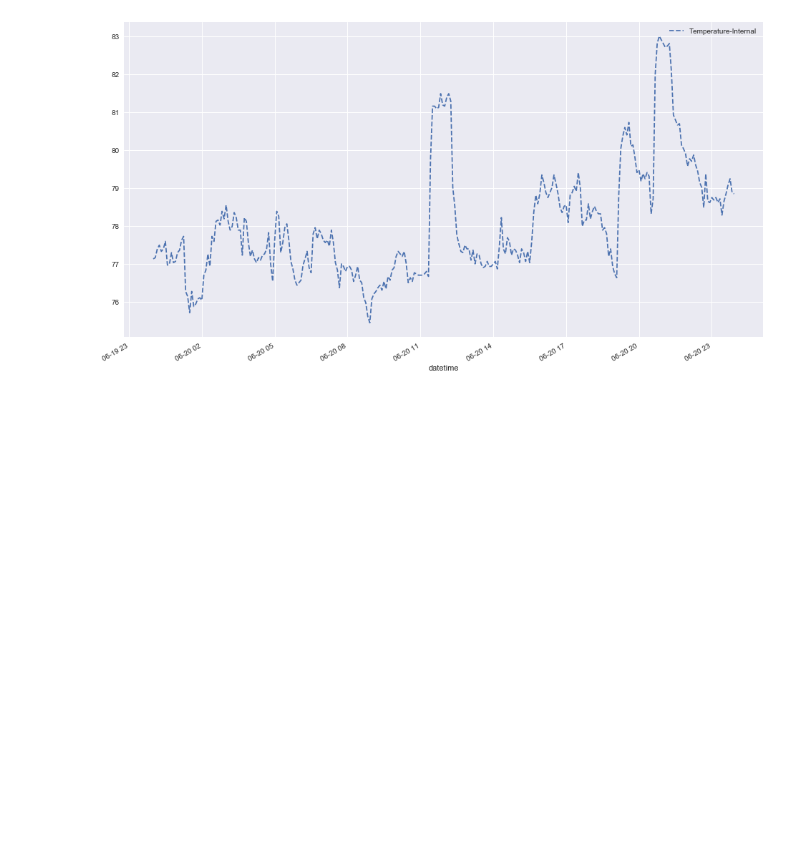
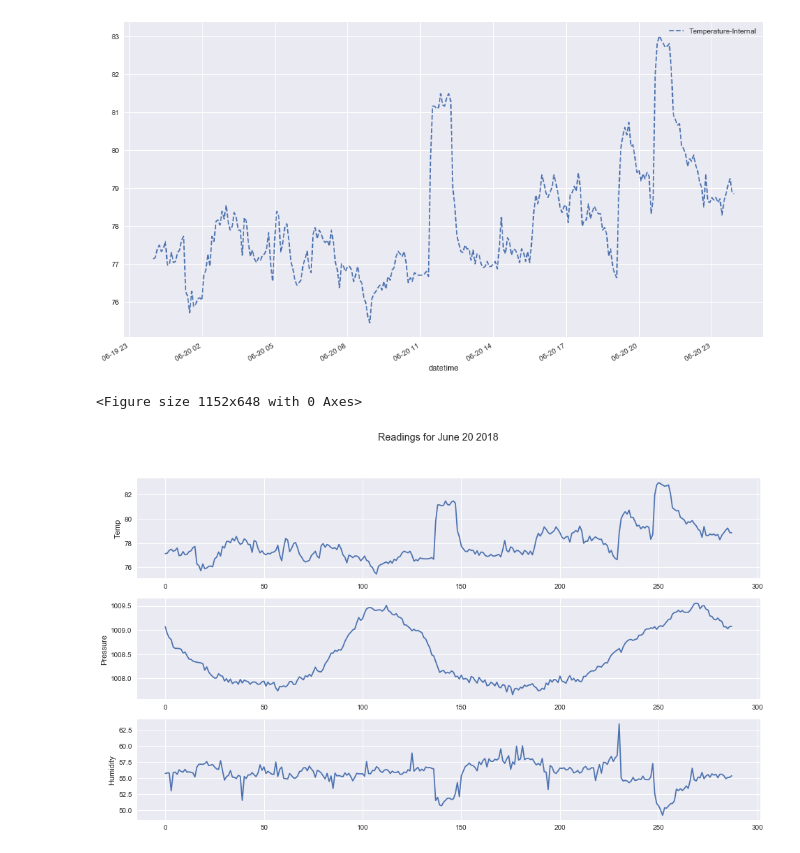
Before and after one commit to jaimevirgen/TFNotebooks, a Jupyter notebook: Notebooks/ChartTemp/ChartTemp.ipynb, the cells around one changed output. Drawn from its saved outputs; the diff is of its cells as text; code cells hidden in the pictures; blank space fills up the shorter version.

Commit message:
SubPlotting

```diff
--- a/Notebooks/ChartTemp/ChartTemp.ipynb
+++ b/Notebooks/ChartTemp/ChartTemp.ipynb
@@ -14,3 +15,37 @@ df.plot(x='datetime',  y='Temperature-Internal' , style='--' )
 plt.savefig('/Users/jaimevirgen/Code/Repos/TFNotebooks/Notebooks/ChartTemp/Chart')
 # %% [output]
 [figure]
+# %%
+import matplotlib.pyplot as plt
+import matplotlib.dates as mdates
+import pandas as pd
+import seaborn as sns
+
+sns.set(rc={"figure.figsize": (16, 9)})
+
+plt.figure()
+f, axes = plt.subplots(3, 1)
+f.suptitle('Readings for June 20 2018')
+
+filePath = '/Users/jaimevirgen/Code/Repos/TFNotebooks/Notebooks/ChartTemp/Data/20180620.csv'
+
+df = pd.read_csv(filePath, parse_dates=['datetime'], usecols=['datetime', 'Temperature-Internal','Humidity', 'Pressure'])
+
+x = df['datetime']
+y1 = df['Temperature-Internal']
+y2 = df['Pressure']
+y3 = df['Humidity']
+
+p1 = df['Temperature-Internal'].plot(ax=axes[0])
+axes[0].set_ylabel('Temp')
+
+p2 = df['Pressure'].plot(ax=axes[1])
+axes[1].set_ylabel('Pressure')
+
+p3 = df['Humidity'].plot(ax=axes[2])
+axes[2].set_ylabel('Humidity')
+
+plt.savefig('/Users/jaimevirgen/Code/Repos/TFNotebooks/Notebooks/ChartTemp/20180620')
+# %% [output]
+<Figure size 1152x648 with 0 Axes>
+[figure, added]
```
Also changed, not shown: parts of 1 cell of this notebook, 1 other file.
